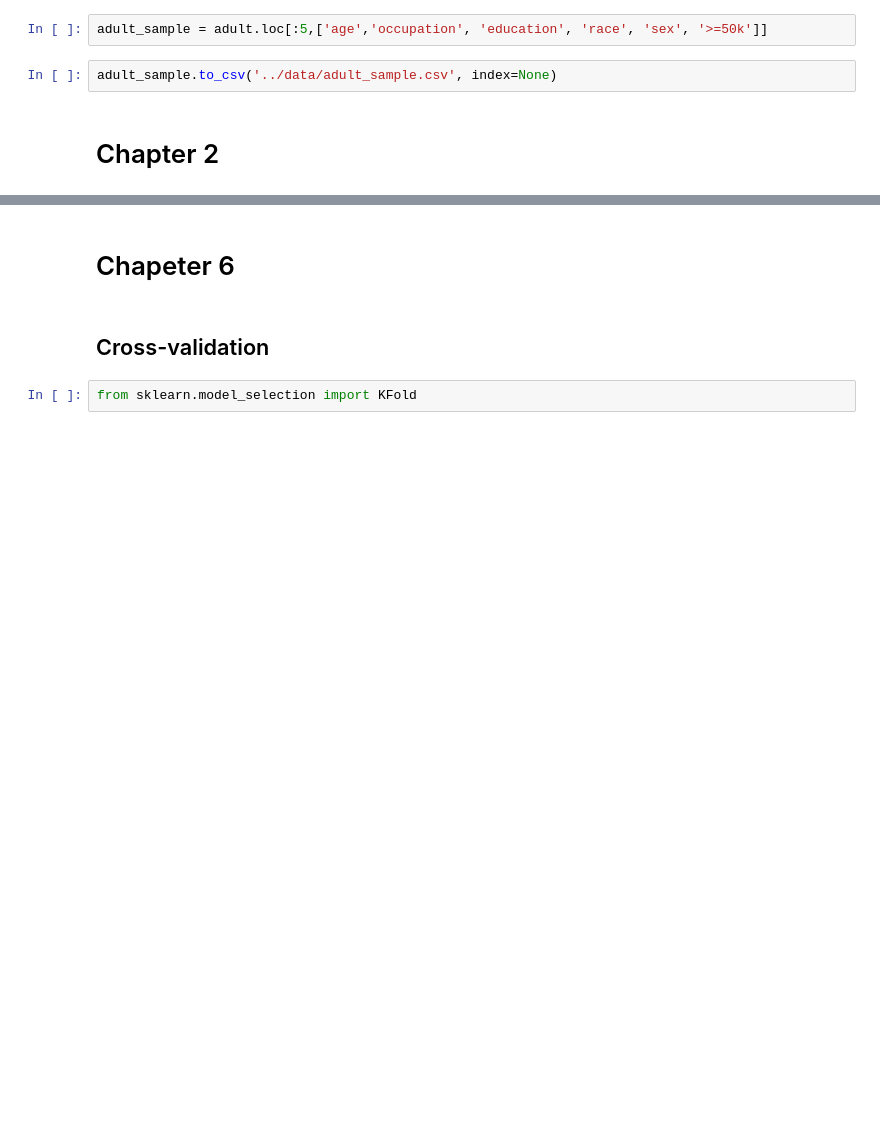
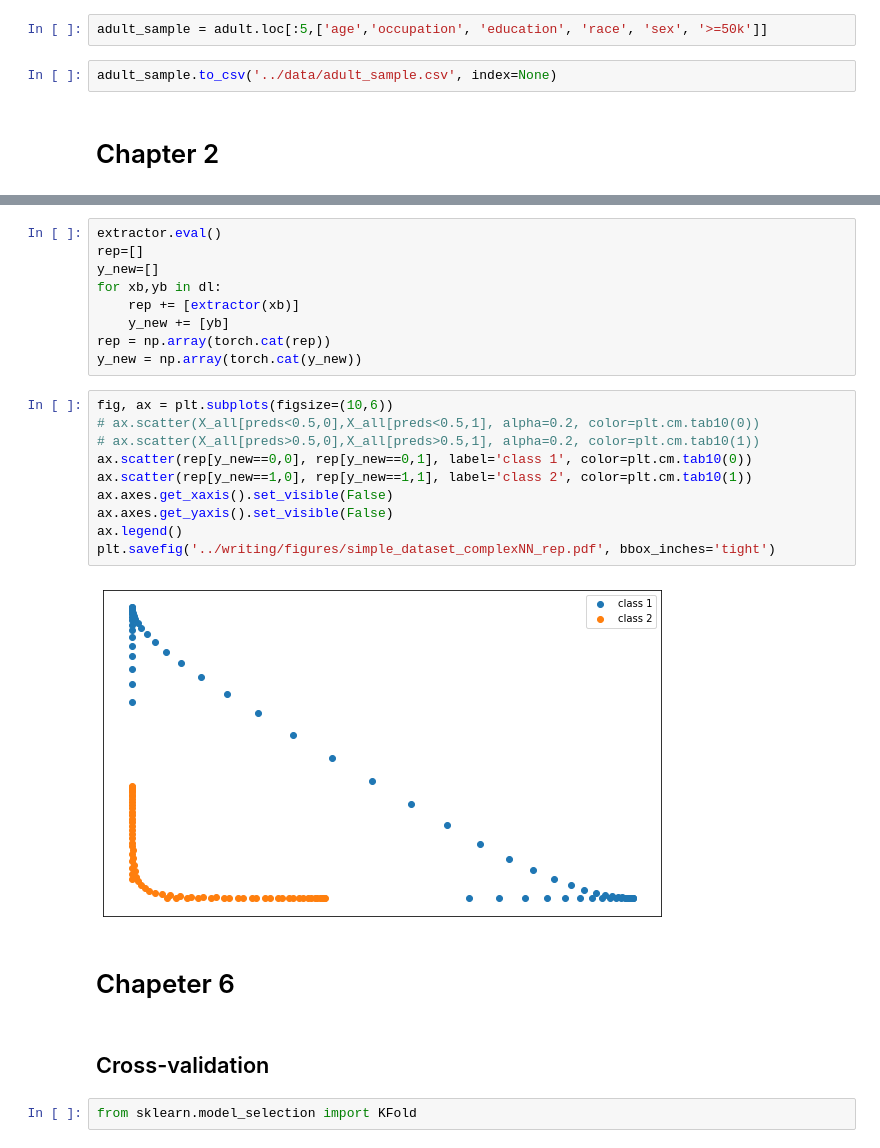
Before and after one commit to jandremarais/TabularLearner, a Jupyter notebook: code/figures.ipynb, the cells around one changed output, grey strips where cells are left out. Saved outputs shown, nothing was run; the diff lists cells and outputs as text; blank space fills up the shorter version.

```diff
--- a/code/figures.ipynb
+++ b/code/figures.ipynb
@@ -56,3 +196,24 @@ plt.savefig('../writing/figures/simple_dataset.pdf')
+# %%
+extractor.eval()
+rep=[]
+y_new=[]
+for xb,yb in dl:
+    rep += [extractor(xb)]
+    y_new += [yb]
+rep = np.array(torch.cat(rep))
+y_new = np.array(torch.cat(y_new))
+# %%
+fig, ax = plt.subplots(figsize=(10,6))
+# ax.scatter(X_all[preds<0.5,0],X_all[preds<0.5,1], alpha=0.2, color=plt.cm.tab10(0))
+# ax.scatter(X_all[preds>0.5,0],X_all[preds>0.5,1], alpha=0.2, color=plt.cm.tab10(1))
+ax.scatter(rep[y_new==0,0], rep[y_new==0,1], label='class 1', color=plt.cm.tab10(0))
+ax.scatter(rep[y_new==1,0], rep[y_new==1,1], label='class 2', color=plt.cm.tab10(1))
+ax.axes.get_xaxis().set_visible(False)
+ax.axes.get_yaxis().set_visible(False)
+ax.legend()
+plt.savefig('../writing/figures/simple_dataset_complexNN_rep.pdf', bbox_inches='tight')
+# %% [output]
+[figure, added]
 # %% [markdown]
 # Chapeter 6
 # %% [markdown]
```
Also changed, not shown: parts of 29 cells of this notebook, 6 other files.
